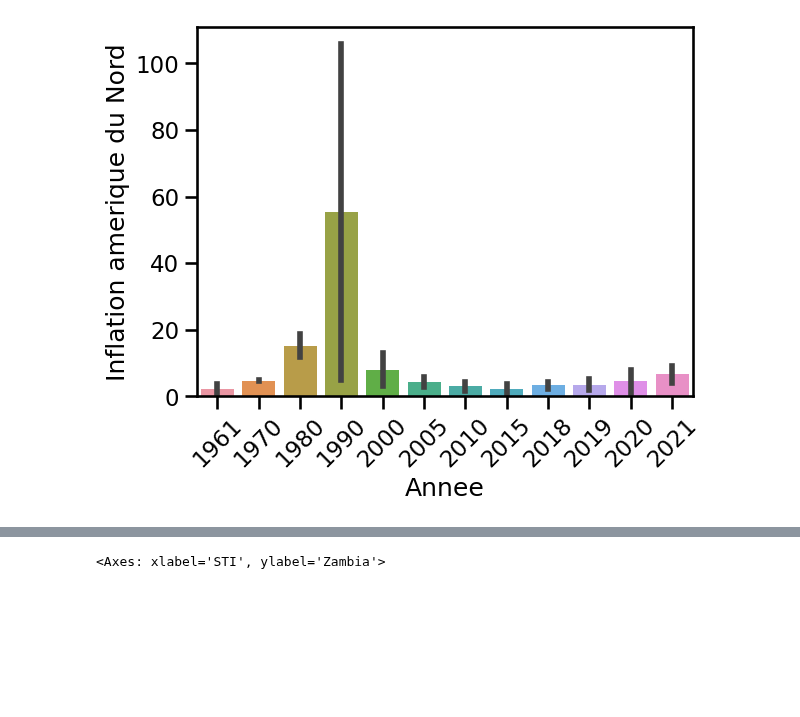
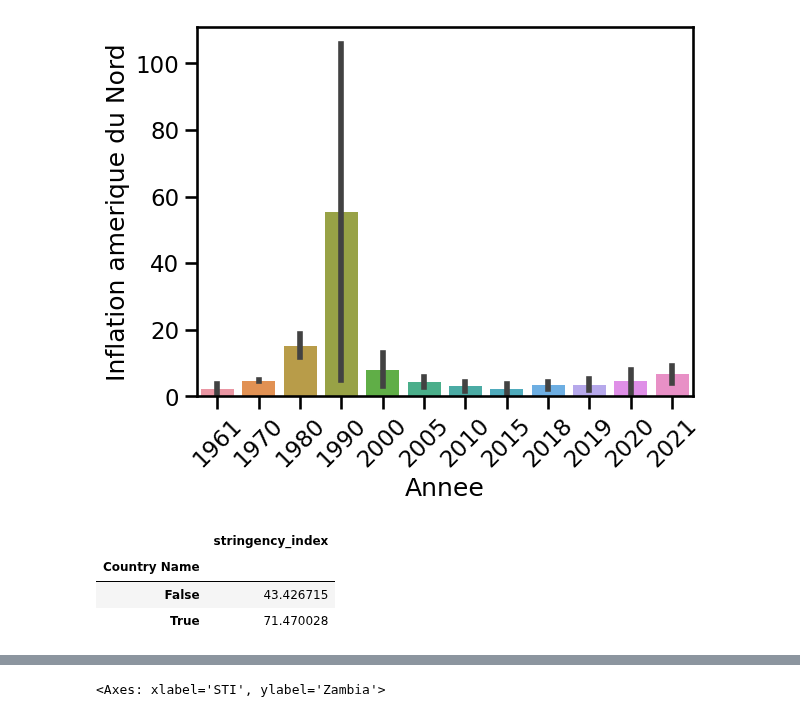
Before and after one commit to NOURDINEEEE/Projet_blanc_Dash1, a Jupyter notebook: Notebooks/Projet_blanc_donnees_mondiales.ipynb, the cells around one changed output, grey strips where cells are left out. Drawn from its saved outputs; the diff is of its cells as text; code cells hidden in the pictures; blank space fills up the shorter version.

```diff
--- a/Notebooks/Projet_blanc_donnees_mondiales.ipynb
+++ b/Notebooks/Projet_blanc_donnees_mondiales.ipynb
@@ -674,6 +672,18 @@ Figure_STI567
 # %% [output]
 <Axes: xlabel='Annee', ylabel='Inflation amerique du Nord'>
 [figure]
+# %%
+Tableau_croise_AN_STI
+Tableau_croise_LAC_STI
+Tableau_croise_AS_STI
+Tableau_croise_MO_AN_STI
+Tableau_croise_ASS_STI
+Tableau_croise_AEP_STI
+# %% [output]
+|  | stringency_index |
+| Country Name |  |
+| False | 43.426715 |
+| True | 71.470028 |
 # %%
 #Stringency index pour le Canada(sans les outlyers)
 Figure_STI12 = sns.boxplot(Tableau_croise_AN_STI)
```
Also changed, not shown: parts of 5 cells of this notebook, 1 other file.
